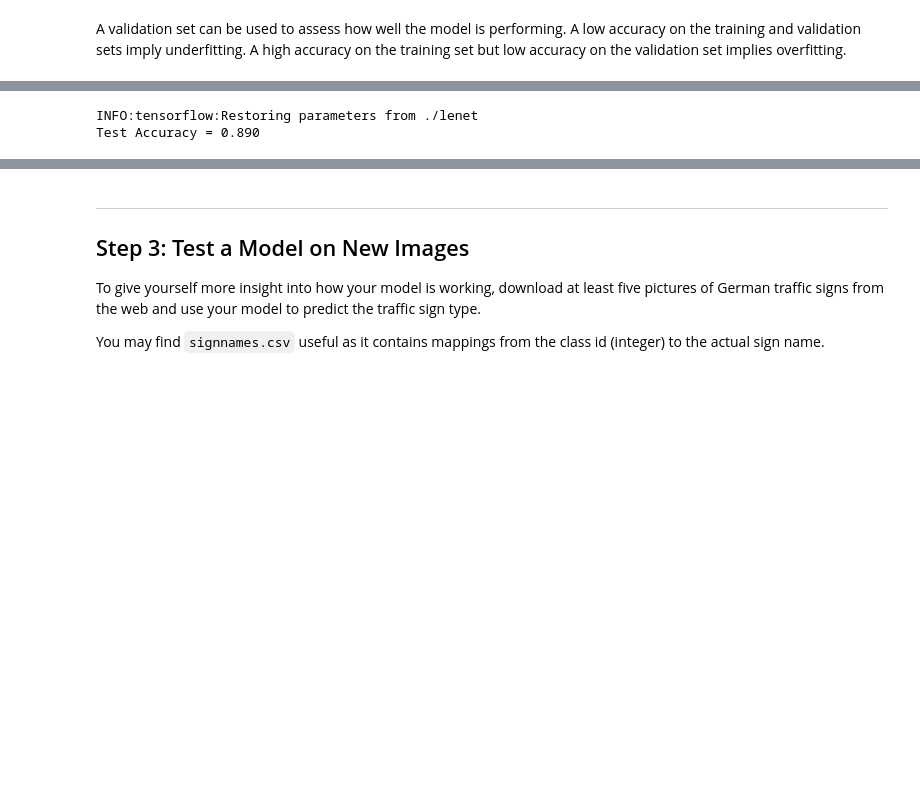
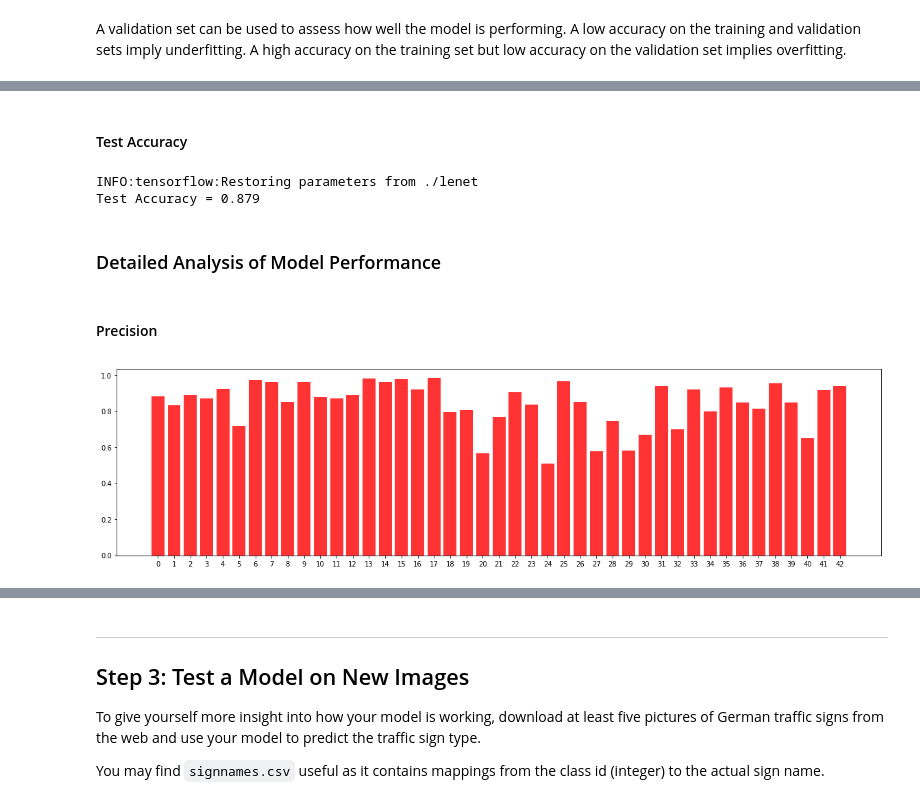
Before and after one commit to asadziach/CarND-Traffic-Sign-Classifier-Project, a Jupyter notebook: Traffic_Sign_Classifier.ipynb, the cells around one changed output, grey strips where cells are left out. Drawn from its saved outputs; the diff is of its cells as text; code cells hidden in the pictures; blank space fills up the shorter version.

Commit message:
Added Detailed Analysis of Model Performance

```diff
--- a/Traffic_Sign_Classifier.ipynb
+++ b/Traffic_Sign_Classifier.ipynb
@@ -517,9 +531,25 @@ Wall time: 17.5 s
+# %% [markdown]
+#### Test Accuracy
 # %%
 with tf.Session() as sess:
     saver.restore(sess, tf.train.latest_checkpoint('.'))
 
     test_accuracy = evaluate(X_test, y_test)
     print("Test Accuracy = {:.3f}".format(test_accuracy))
+    predictions = get_predictions(X_test, y_test)
 # %% [output]
 INFO:tensorflow:Restoring parameters from ./lenet
-Test Accuracy = 0.890
+Test Accuracy = 0.879
+# %% [markdown]
+###  Detailed Analysis of Model Performance
+# %% [markdown]
+#### Precision
+# %%
+from sklearn.metrics import precision_recall_fscore_support
+precision,recall, fbeta_score, support = precision_recall_fscore_support(y_test, predictions, average=None)
+
+fig, ax = plt.subplots(figsize=(20,5))
+plt.xticks(range(n_classes), range(n_classes))
+plot = plt.bar(range(n_classes), precision, color="red", alpha=0.8, label='precision')
+# %% [output]
+[figure, added]
```
Also changed, not shown: parts of 16 cells of this notebook.
